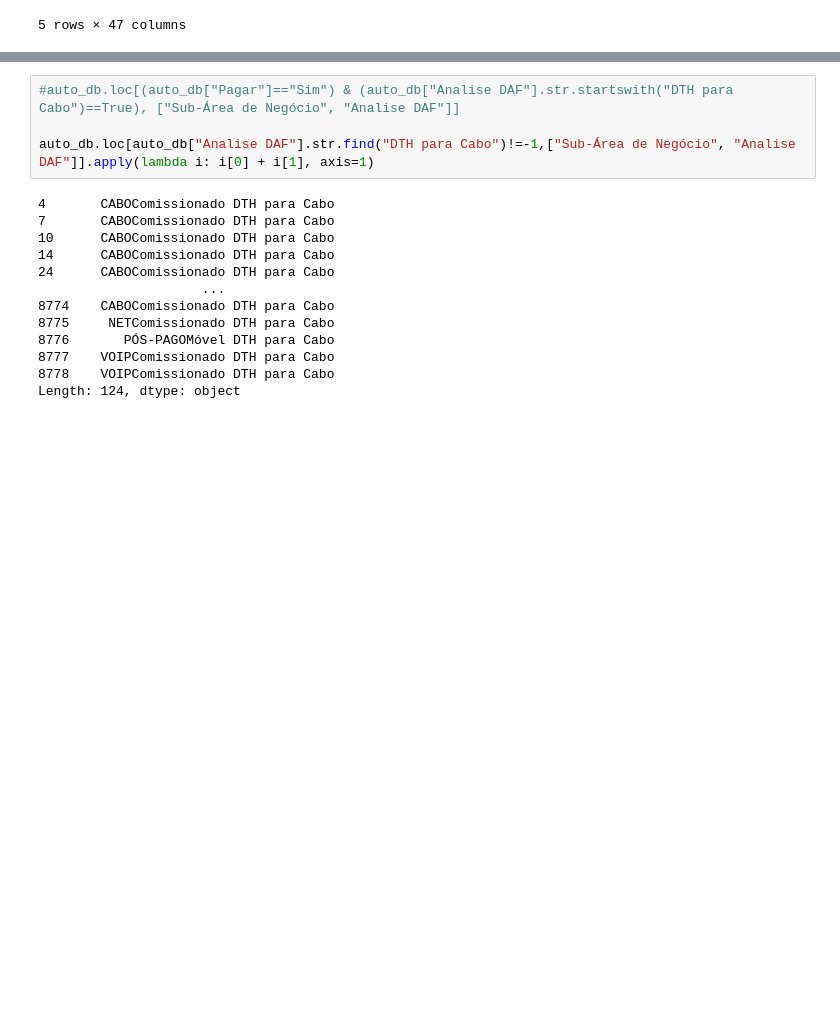
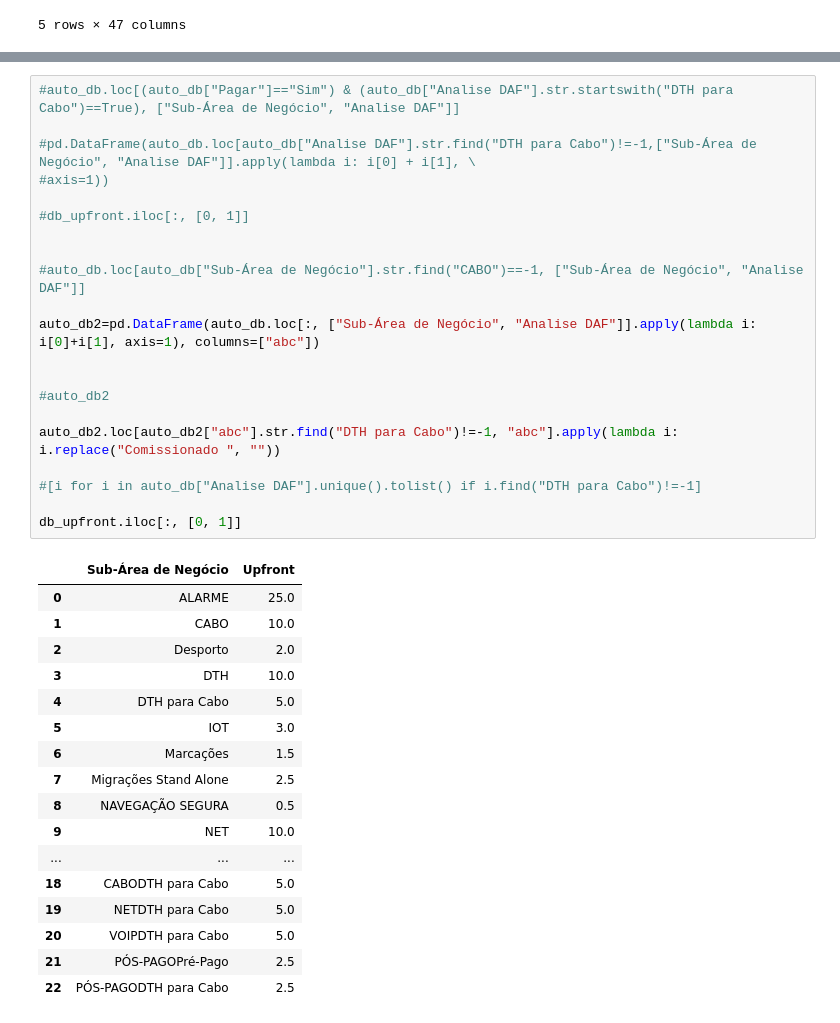
Before and after one commit to josepmatias/ONE, a Jupyter notebook: auto_campanhas.ipynb, the cells around one changed output, grey strips where cells are left out. Cells and saved outputs as stored; diff of their text form; blank space fills up the shorter version.

```diff
--- a/auto_campanhas.ipynb
+++ b/auto_campanhas.ipynb
@@ -104,17 +107,39 @@ KeyError: 'Sub-Área de Negócio'
 # %%
 #auto_db.loc[(auto_db["Pagar"]=="Sim") & (auto_db["Analise DAF"].str.startswith("DTH para Cabo")==True), ["Sub-Área de Negócio", "Analise DAF"]]
 
-auto_db.loc[auto_db["Analise DAF"].str.find("DTH para Cabo")!=-1,["Sub-Área de Negócio", "Analise DAF"]].apply(lambda i: i[0] + i[1], axis=1)
+#pd.DataFrame(auto_db.loc[auto_db["Analise DAF"].str.find("DTH para Cabo")!=-1,["Sub-Área de Negócio", "Analise DAF"]].apply(lambda i: i[0] + i[1], \
+#axis=1))
+
+#db_upfront.iloc[:, [0, 1]]
+
+
+#auto_db.loc[auto_db["Sub-Área de Negócio"].str.find("CABO")==-1, ["Sub-Área de Negócio", "Analise DAF"]]
+
+auto_db2=pd.DataFrame(auto_db.loc[:, ["Sub-Área de Negócio", "Analise DAF"]].apply(lambda i: i[0]+i[1], axis=1), columns=["abc"])
+
+
+#auto_db2
+
+auto_db2.loc[auto_db2["abc"].str.find("DTH para Cabo")!=-1, "abc"].apply(lambda i: i.replace("Comissionado ", ""))
+
+#[i for i in auto_db["Analise DAF"].unique().tolist() if i.find("DTH para Cabo")!=-1]
+
+db_upfront.iloc[:, [0, 1]]
 # %% [output]
-4       CABOComissionado DTH para Cabo
-7       CABOComissionado DTH para Cabo
-10      CABOComissionado DTH para Cabo
-14      CABOComissionado DTH para Cabo
-24      CABOComissionado DTH para Cabo
-                     ...
-8774    CABOComissionado DTH para Cabo
-8775     NETComissionado DTH para Cabo
-8776       PÓS-PAGOMóvel DTH para Cabo
-8777    VOIPComissionado DTH para Cabo
-8778    VOIPComissionado DTH para Cabo
-Length: 124, dtype: object
+|  | Sub-Área de Negócio | Upfront |
+| 0 | ALARME | 25.0 |
+| 1 | CABO | 10.0 |
+| 2 | Desporto | 2.0 |
+| 3 | DTH | 10.0 |
+| 4 | DTH para Cabo | 5.0 |
+| 5 | IOT | 3.0 |
+| 6 | Marcações | 1.5 |
+| 7 | Migrações Stand Alone | 2.5 |
+| 8 | NAVEGAÇÃO SEGURA | 0.5 |
+| 9 | NET | 10.0 |
+| ... | ... | ... |
+| 18 | CABODTH para Cabo | 5.0 |
+| 19 | NETDTH para Cabo | 5.0 |
+| 20 | VOIPDTH para Cabo | 5.0 |
+| 21 | PÓS-PAGOPré-Pago | 2.5 |
+| 22 | PÓS-PAGODTH para Cabo | 2.5 |
```
Also changed, not shown: parts of 2 cells of this notebook.
